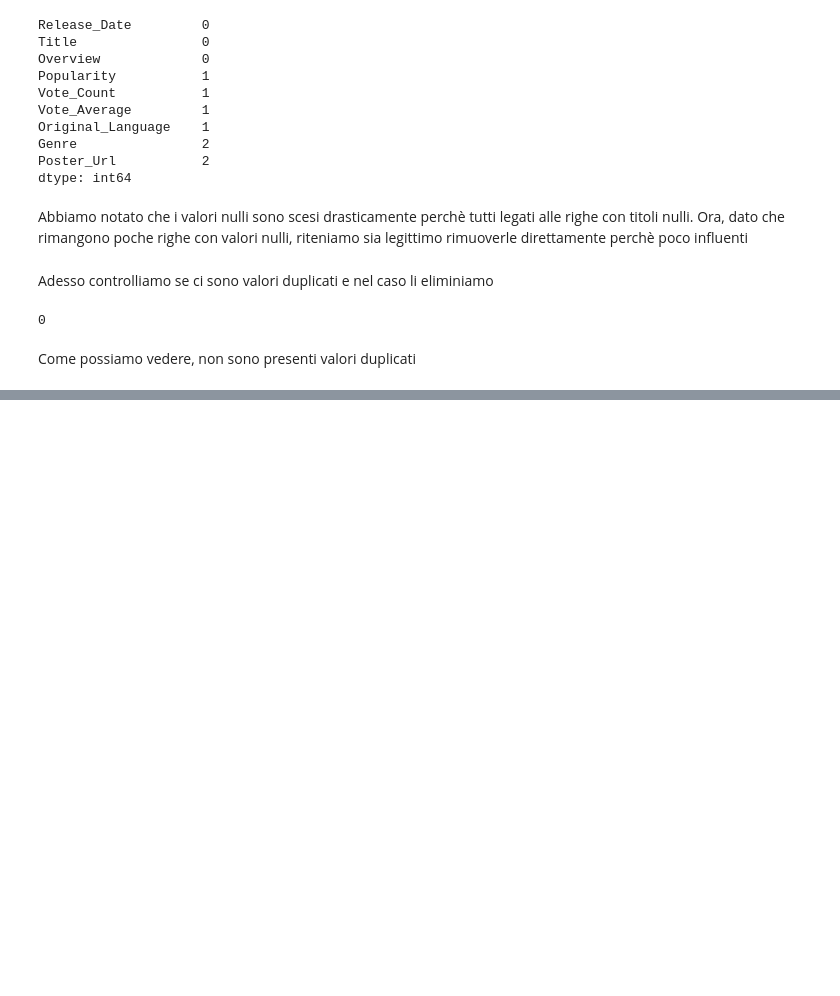
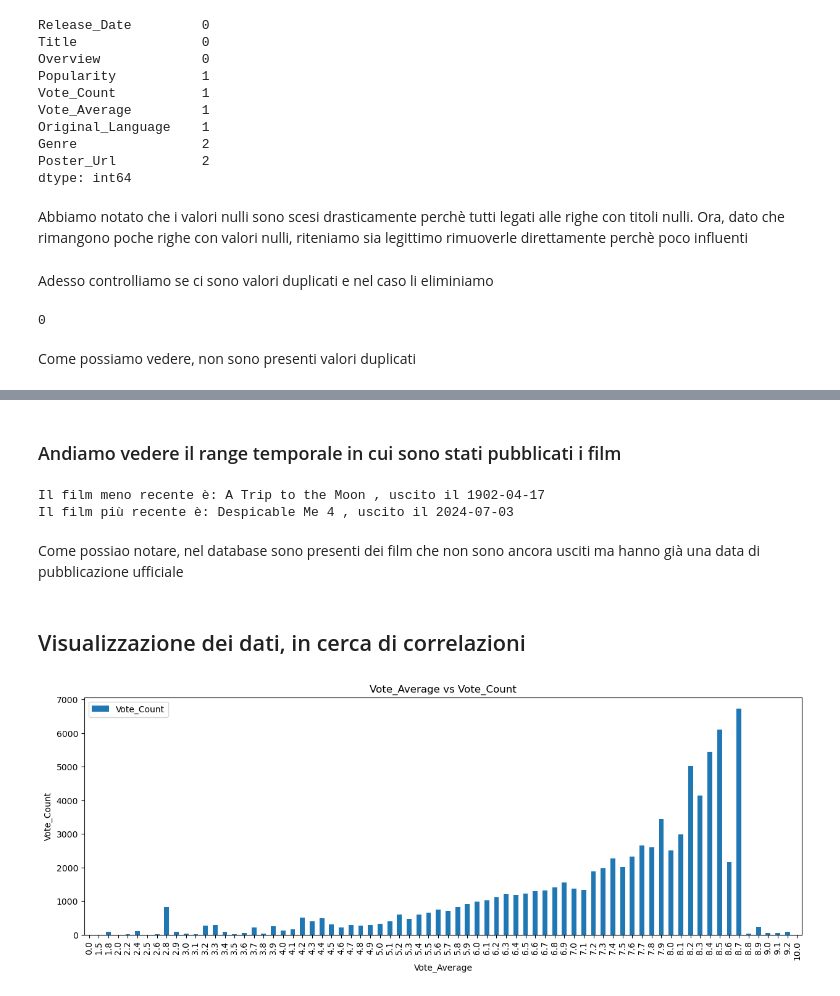
Before and after one commit to giampyhatesyou/Ids, a Jupyter notebook: pr.ipynb, the cells around one changed output, grey strips where cells are left out. Cells and saved outputs as stored; diff of their text form; code cells hidden in the pictures; blank space fills up the shorter version.

```diff
--- a/pr.ipynb
+++ b/pr.ipynb
@@ -3,9 +6,10 @@
 import numpy as np
 import matplotlib.pyplot as plt
 import pandas as pd
+import seaborn as sns
 
 #importiamo il dataset
-dataset = pd.read_csv('mymoviedb.csv')
+dataset = pd.read_csv('mymoviedb.csv', lineterminator='\n')
 
 #visualizziamo il dataset a livello strutturale
 dataset.info()
@@ -82,3 +86,8 @@ dataset.duplicated().sum()
 0
 # %% [markdown]
 Come possiamo vedere, non sono presenti valori duplicati
+# %%
+#convertiamo il datatype di 'Vote_count e 'Vote_average' in float, per poter visualizzarli con describe
+dataset['Vote_Count'] = dataset['Vote_Count'].astype(int)
+dataset['Vote_Average'] = dataset['Vote_Average'].astype(float)
+dataset.describe()
@@ -84,0 +104,27 @@ Come possiamo vedere, non sono presenti valori duplicati
+# %% [markdown]
+<h3>Andiamo vedere il range temporale in cui sono stati pubblicati i film
+# %%
+#vediamo il titolo delfilm meno recente e il più recente
+dataset['Release_Date'] = pd.to_datetime(dataset['Release_Date'])
+min_date = dataset['Release_Date'].min()
+max_date = dataset['Release_Date'].max()
+
+print('Il film meno recente è:', dataset[dataset['Release_Date'] == min_date]['Title'].values[0], ', uscito il', min_date.date())
+print('Il film più recente è:', dataset[dataset['Release_Date'] == max_date]['Title'].values[0], ', uscito il', max_date.date())
+# %% [output]
+Il film meno recente è: A Trip to the Moon , uscito il 1902-04-17
+Il film più recente è: Despicable Me 4 , uscito il 2024-07-03
+# %% [markdown]
+Come possiao notare, nel database sono presenti dei film che non sono ancora usciti ma hanno già una data di pubblicazione ufficiale
+# %% [markdown]
+<h2>Visualizzazione dei dati, in cerca di correlazioni</h2>
+# %%
+#visualizzazione di 'Vote_Average' e 'Vote_Count'
+pivot = dataset.pivot_table(index='Vote_Average', values='Vote_Count', aggfunc='mean')
+pivot.plot(kind='bar', figsize=(15, 5))
+plt.xlabel('Vote_Average')
+plt.ylabel('Vote_Count')
+plt.title('Vote_Average vs Vote_Count')
+plt.show()
+# %% [output]
+[figure, added]
```
Also changed, not shown: parts of 5 cells of this notebook.
